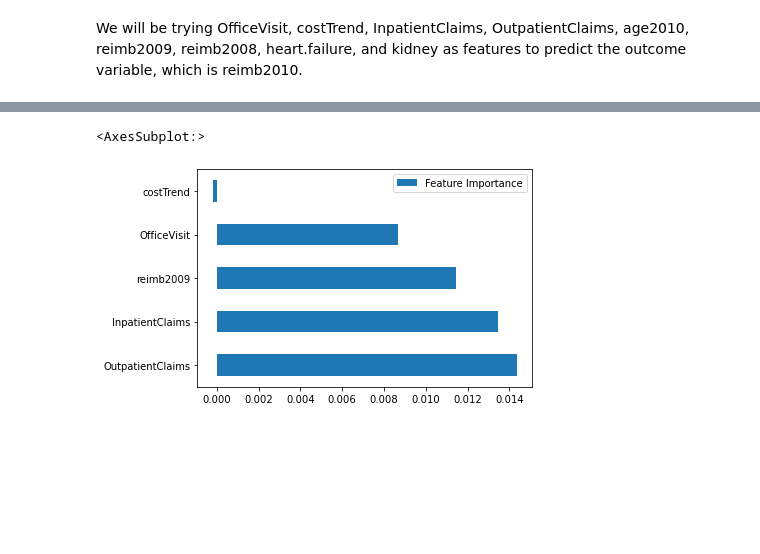
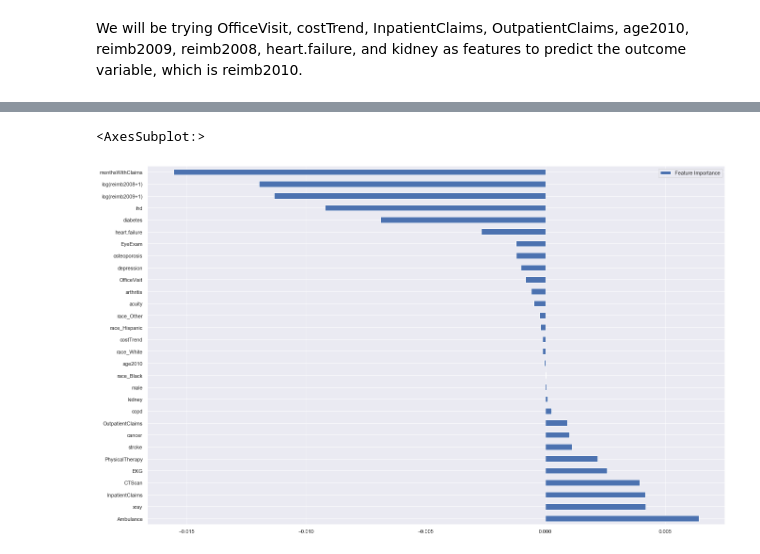
Before and after one commit to deniztokmakoglu/CAPP30254_Project, a Jupyter notebook: Logistic Reg, Linear SVC, Gaussian NB.ipynb, the cells around one changed output, grey strips where cells are left out. Saved outputs shown, nothing was run; the diff lists cells and outputs as text; code cells hidden in the pictures; blank space fills up the shorter version.

```diff
--- a/Logistic Reg, Linear SVC, Gaussian NB.ipynb
+++ b/Logistic Reg, Linear SVC, Gaussian NB.ipynb
@@ -88,8 +83,10 @@ df_sample = df_sample.drop(['reimb2010'], axis = 1)
 # %%
 train, test = pl.train_test(df_sample, 0.2)
+features = list(df_sample.columns.values)
+features.remove('Cost')
 # %%
 #normalize feature columns
-train_df, test_df = pl.normalize(train, test, ['OfficeVisit', 'costTrend', 'reimb2009', 'InpatientClaims', 'OutpatientClaims'])
+train_df, test_df = pl.normalize(train, test, features)
 # %%
 # Config: Dictionaries of models and hyperparameters - taken from class assignment
 MODELS = {
@@ -150,6 +143,6 @@ sorted_results
 # %%
-x_train = train_df[['OfficeVisit', 'costTrend', 'reimb2009', 'InpatientClaims', 'OutpatientClaims']]
-x_test = test_df[['OfficeVisit', 'costTrend', 'reimb2009', 'InpatientClaims', 'OutpatientClaims']]
+x_train = train_df.drop(columns=['Cost'])
+x_test = test_df.drop(columns=['Cost'])
 y_train = train_df[['Cost']]
 y_test = test_df[['Cost']]
 # %%
@@ -158,7 +151,7 @@ from sklearn.inspection import permutation_importance #Gaussian NB does not have
 #Permutation Importance can be used to determine feature importance from NB
 model_NB = GaussianNB()
 best_NB = model_NB.fit(x_train, y_train)
-features = x.columns.values
+features = x_train.columns.values
 
 importance_NB = permutation_importance(best_NB, x_test, y_test)
 features_NB = {}
@@ -167,11 +160,12 @@ for i, v in enumerate(importance_NB.importances_mean):
 # %%
 df_NB = pd.DataFrame.from_dict(features_NB, orient = 'index', columns = ['Feature Importance'])
 df_NB = df_NB.sort_values(by = ['Feature Importance'], ascending = False)
 
+sns.set(rc={'figure.figsize':(22, 14)})
 df_NB.plot.barh() #plot permutation importances for NB
 # %% [output]
 <AxesSubplot:>
-[figure, old version]
+[figure, new version]
 # %%
 #highest accuracy scores
 sorted_results2 = results.sort_values(by=['Accuracy Score', 'Recall Score'], ascending = False)
```
Also changed, not shown: parts of 11 cells of this notebook.
